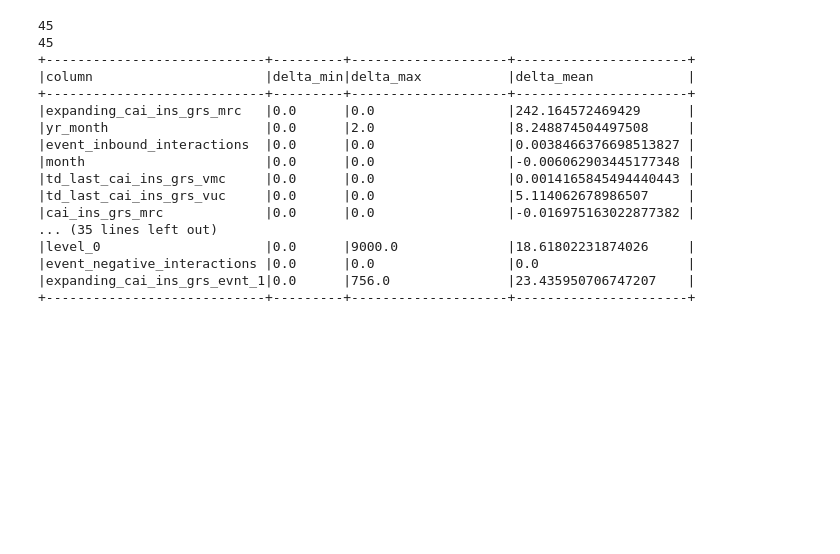
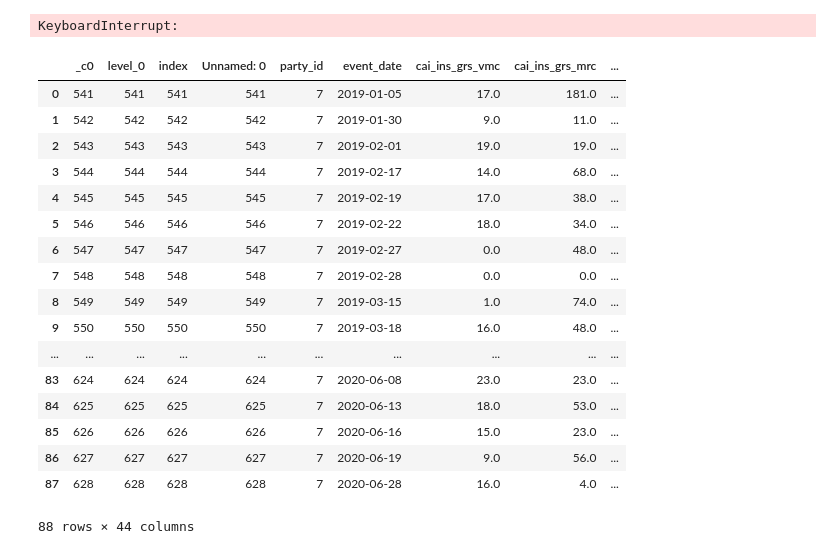
Before and after one commit to boldyrek/te_reporting, a Jupyter notebook: te_reporting/zone_5_ctu_imputation_step_6.ipynb, the cells around one changed output. Drawn from its saved outputs; the diff is of its cells as text; code cells hidden in the pictures; blank space fills up the shorter version.

```diff
--- a/te_reporting/zone_5_ctu_imputation_step_6.ipynb
+++ b/te_reporting/zone_5_ctu_imputation_step_6.ipynb
@@ -96,19 +96,19 @@ def get_delta_columns_df(joined_df):
 
 
 spark = start_spark_session()
-preprocessing_file_name = "../preprocessing_2020_06_30_1.csv"
-imputed_file_name = "../imputed_train_2020_06_30_1.csv"
+preprocessing_file_name = "../data/preprocessing_2020_06_30_1.csv"
+imputed_file_name = "../data/imputed_train_2020_06_30_1.csv"
 #example_file_name = "../example1.csv"
 
 preprocessing_df = spark.read.format("csv").option("header", "true").load(preprocessing_file_name)
 preprocessing_columns_with_stats = get_descriptive_statistics_for_columns(preprocessing_df)
 preprocessing_cols_stats_df = spark.createDataFrame( preprocessing_columns_with_stats, ['column','max','min','mean'] )
-print(preprocessing_cols_stats_df.count())
+
 
 imputed_df = spark.read.format("csv").option("header", "true").load(imputed_file_name)
 imputed_columns_with_stats = get_descriptive_statistics_for_columns(imputed_df)
 imputed_cols_stats_df = spark.createDataFrame( imputed_columns_with_stats, ['column','max','min','mean'] )
-print(imputed_cols_stats_df.count())
+
 
 preprocessing_cols_stats_df_re = preprocessing_cols_stats_df.select(*(col(x).alias(x + '_pre') for x in preprocessing_cols_stats_df.columns))
 joined_df = preprocessing_cols_stats_df_re.join(imputed_cols_stats_df, preprocessing_cols_stats_df_re.column_pre == imputed_cols_stats_df.column)
@@ -116,20 +116,35 @@ joined_df = preprocessing_cols_stats_df_re.join(imputed_cols_stats_df, preproces
 delta_columns_df = get_delta_columns_df(joined_df)
 delta_columns_df.select('column','delta_min', 'delta_max', 'delta_mean').show(n=45, truncate= False)
 # %% [output]
-45
-45
-+----------------------------+---------+--------------------+----------------------+
-|column                      |delta_min|delta_max           |delta_mean            |
-+----------------------------+---------+--------------------+----------------------+
-|expanding_cai_ins_grs_mrc   |0.0      |0.0                 |242.164572469429      |
-|yr_month                    |0.0      |2.0                 |8.248874504497508     |
-|event_inbound_interactions  |0.0      |0.0                 |0.0038466376698513827 |
-|month                       |0.0      |0.0                 |-0.006062903445177348 |
-|td_last_cai_ins_grs_vmc     |0.0      |0.0                 |0.0014165845494440443 |
-|td_last_cai_ins_grs_vuc     |0.0      |0.0                 |5.114062678986507     |
-|cai_ins_grs_mrc             |0.0      |0.0                 |-0.016975163022877382 |
-... (35 lines left out)
-|level_0                     |0.0      |9000.0              |18.61802231874026     |
-|event_negative_interactions |0.0      |0.0                 |0.0                   |
-|expanding_cai_ins_grs_evnt_1|0.0      |756.0               |23.435950706747207    |
-+----------------------------+---------+--------------------+----------------------+
+KeyboardInterrupt:
+# %%
+preprocessing_file_name = "../data/preprocessing_2020_06_30_1.csv"
+imputed_file_name = "../data/imputed_train_2020_06_30_1.csv"
+genereal_preprocessing_file_name = "../data/general_preprocessing_2020_06_30_1.csv"
+# %%
+spark = start_spark_session()
+preprocessing_df = spark.read.format("csv").option("header", "true").load(preprocessing_file_name)
+imputed_df = spark.read.format("csv").option("header", "true").load(imputed_file_name)
+general_preprocessing_df = spark.read.format("csv").option("header", "true").\
+        load(genereal_preprocessing_file_name)
+# %%
+general_preprocessing_df.where("party_id = 7").toPandas()
+# %% [output]
+|  | _c0 | level_0 | index | Unnamed: 0 | party_id | event_date | cai_ins_grs_vmc | cai_ins_grs_mrc | ... |
+| 0 | 541 | 541 | 541 | 541 | 7 | 2019-01-05 | 17.0 | 181.0 | ... |
+| 1 | 542 | 542 | 542 | 542 | 7 | 2019-01-30 | 9.0 | 11.0 | ... |
+| 2 | 543 | 543 | 543 | 543 | 7 | 2019-02-01 | 19.0 | 19.0 | ... |
+| 3 | 544 | 544 | 544 | 544 | 7 | 2019-02-17 | 14.0 | 68.0 | ... |
+| 4 | 545 | 545 | 545 | 545 | 7 | 2019-02-19 | 17.0 | 38.0 | ... |
+| 5 | 546 | 546 | 546 | 546 | 7 | 2019-02-22 | 18.0 | 34.0 | ... |
+| 6 | 547 | 547 | 547 | 547 | 7 | 2019-02-27 | 0.0 | 48.0 | ... |
+| 7 | 548 | 548 | 548 | 548 | 7 | 2019-02-28 | 0.0 | 0.0 | ... |
+| 8 | 549 | 549 | 549 | 549 | 7 | 2019-03-15 | 1.0 | 74.0 | ... |
+| 9 | 550 | 550 | 550 | 550 | 7 | 2019-03-18 | 16.0 | 48.0 | ... |
+| ... | ... | ... | ... | ... | ... | ... | ... | ... | ... |
+| 83 | 624 | 624 | 624 | 624 | 7 | 2020-06-08 | 23.0 | 23.0 | ... |
+| 84 | 625 | 625 | 625 | 625 | 7 | 2020-06-13 | 18.0 | 53.0 | ... |
+| 85 | 626 | 626 | 626 | 626 | 7 | 2020-06-16 | 15.0 | 23.0 | ... |
+| 86 | 627 | 627 | 627 | 627 | 7 | 2020-06-19 | 9.0 | 56.0 | ... |
+| 87 | 628 | 628 | 628 | 628 | 7 | 2020-06-28 | 16.0 | 4.0 | ... |
+88 rows × 44 columns
```
Also changed, not shown: parts of 9 cells of this notebook, 2 other files.
